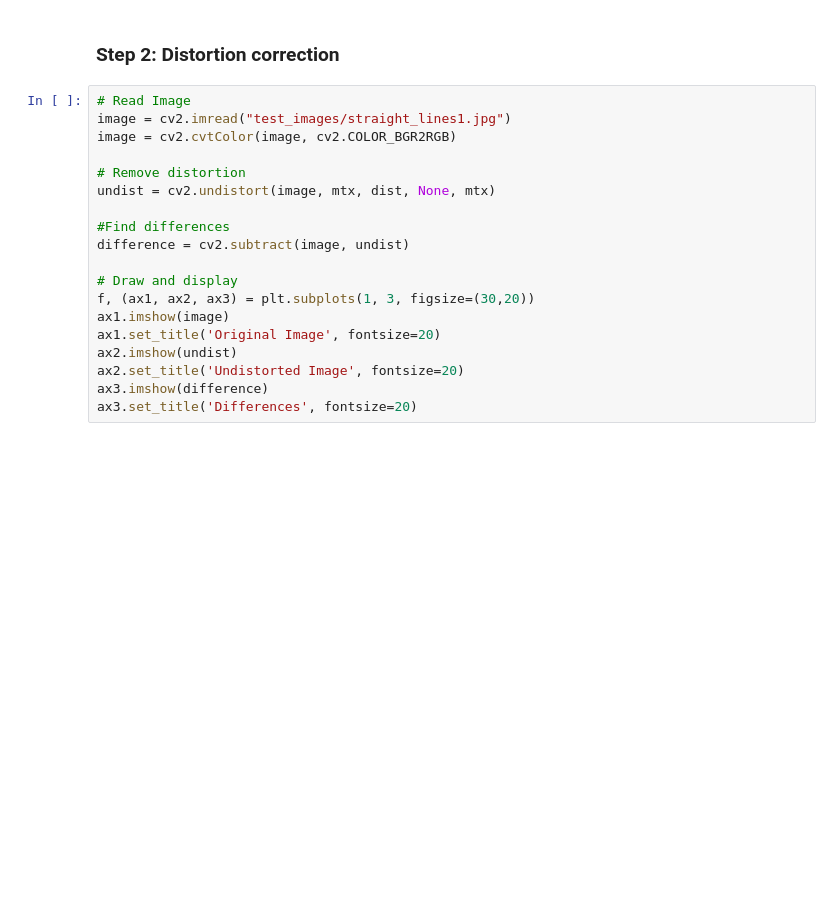
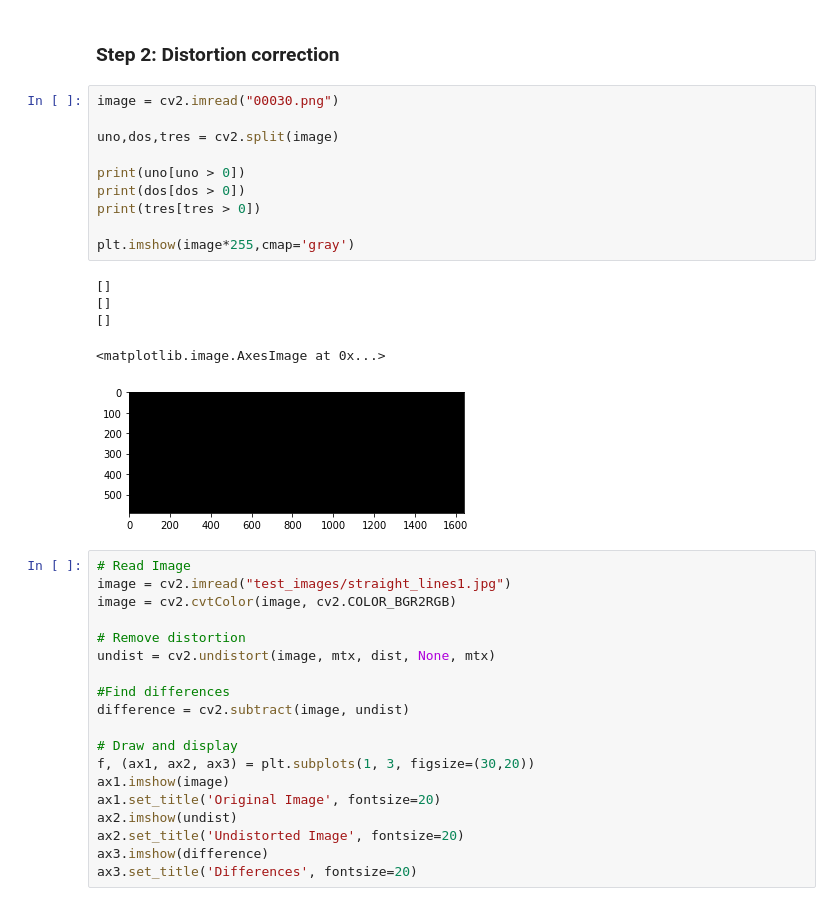
Before and after one commit to rscova/CarND-Advanced-Lane-Lines, a Jupyter notebook: pipeline_step_by_step.ipynb, the cells around one changed output. Saved outputs shown, nothing was run; the diff lists cells and outputs as text; blank space fills up the shorter version.

```diff
--- a/pipeline_step_by_step.ipynb
+++ b/pipeline_step_by_step.ipynb
@@ -101,6 +101,22 @@ imshape = image.shape
 ret, mtx, dist, rvecs, tvecs = cv2.calibrateCamera(objpoints, imgpoints, img_size,None,None)
 # %% [markdown]
 ### Step 2: Distortion correction
+# %%
+image = cv2.imread("00030.png")
+
+uno,dos,tres = cv2.split(image)
+
+print(uno[uno > 0])
+print(dos[dos > 0])
+print(tres[tres > 0])
+
+plt.imshow(image*255,cmap='gray')
+# %% [output]
+[]
+[]
+[]
+<matplotlib.image.AxesImage at 0x...>
+[figure, added]
 # %%
 # Read Image
 image = cv2.imread("test_images/straight_lines1.jpg")
```
Also changed, not shown: parts of 2 cells of this notebook, 44 other files.
